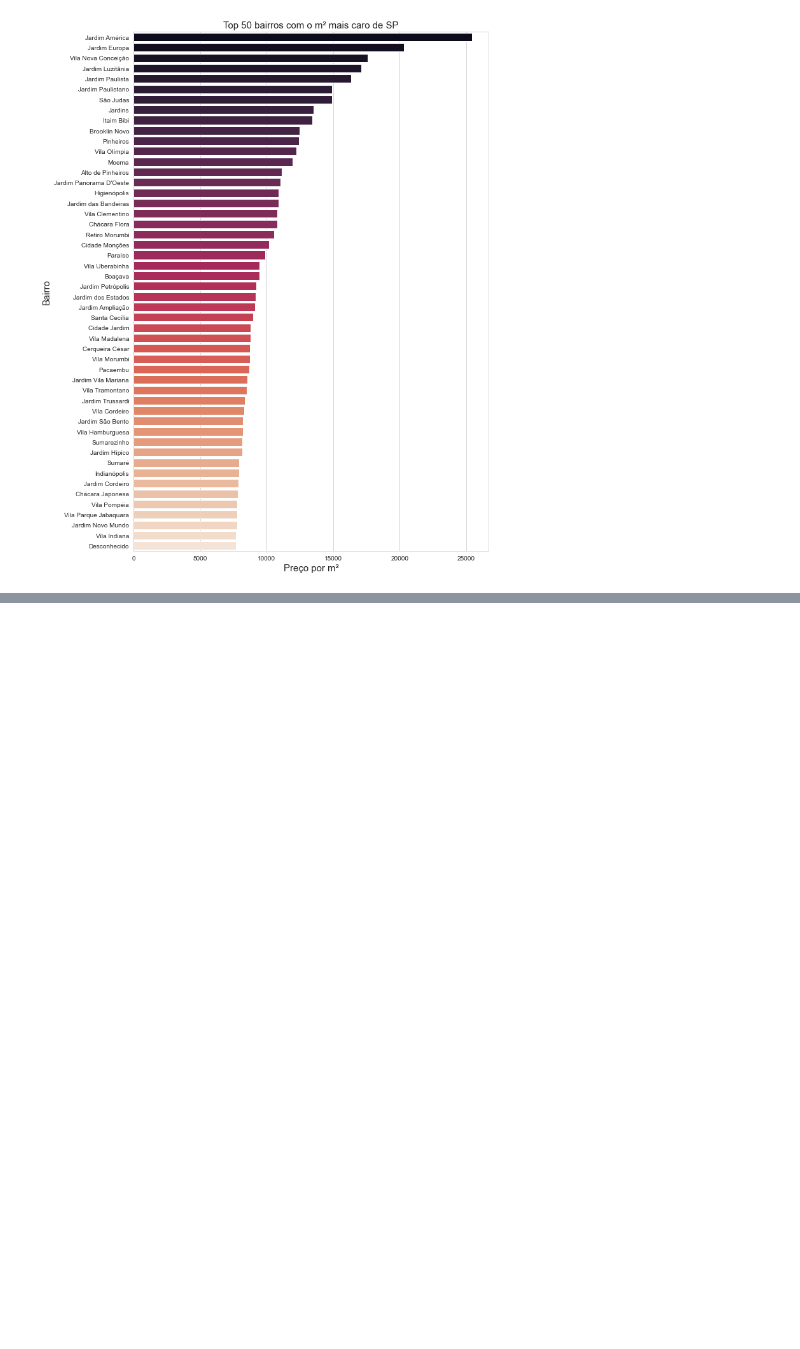
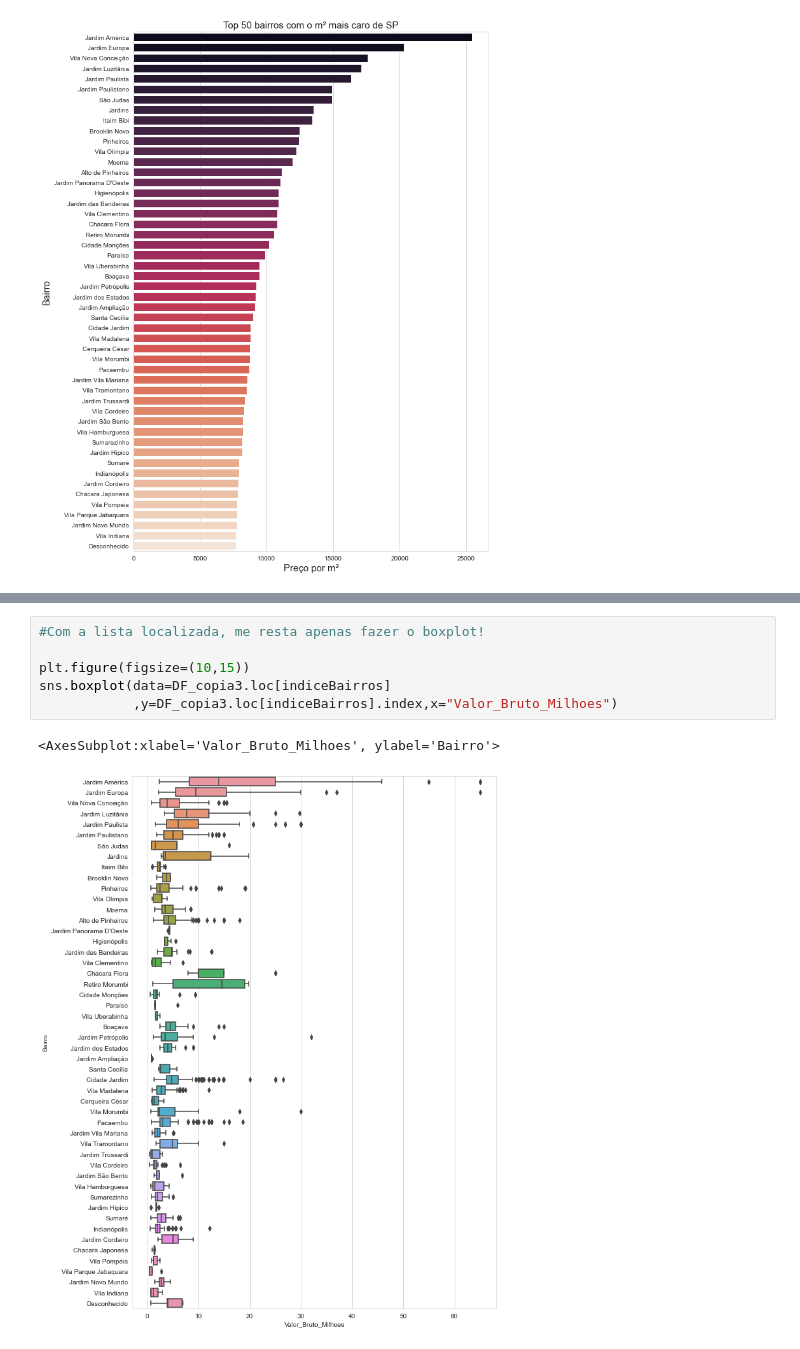
Before and after one commit to GabrielJDN/Imer_Dados_Alura, a Jupyter notebook: Aula_Dois.ipynb, the cells around one changed output, grey strips where cells are left out. Cells and saved outputs as stored; diff of their text form; blank space fills up the shorter version.

```diff
--- a/Aula_Dois.ipynb
+++ b/Aula_Dois.ipynb
@@ -290,0 +279,9 @@ sns.boxplot(data=DF_copia3.loc[indiceBairros]
+# %%
+#Com a lista localizada, me resta apenas fazer o boxplot!
+
+plt.figure(figsize=(10,15))
+sns.boxplot(data=DF_copia3.loc[indiceBairros]
+            ,y=DF_copia3.loc[indiceBairros].index,x="Valor_Bruto_Milhoes")
+# %% [output]
+<AxesSubplot:xlabel='Valor_Bruto_Milhoes', ylabel='Bairro'>
+[figure, added]
```
Also changed, not shown: parts of 9 cells of this notebook.
